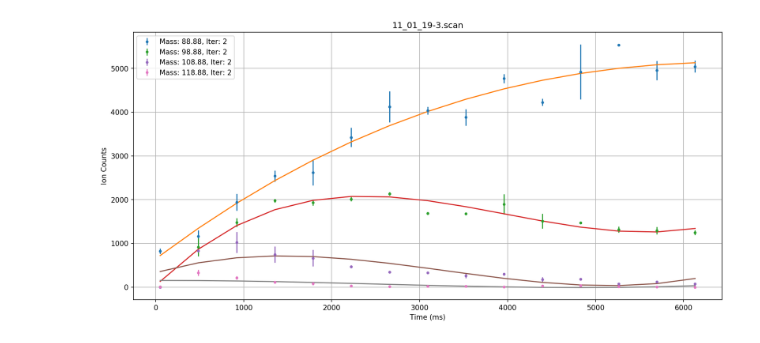
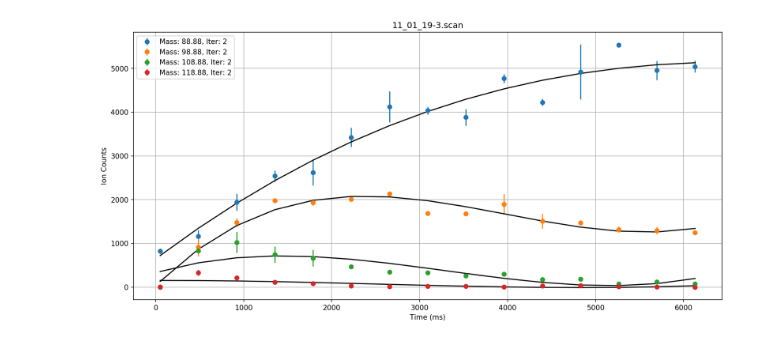
Before and after one commit to aravindhnivas/FELion-Spectrum-Analyser, a Jupyter notebook: testing/errorBar.ipynb, the cells around one changed output. Cells and saved outputs as stored; diff of their text form; code cells hidden in the pictures.

```diff
--- a/testing/errorBar.ipynb
+++ b/testing/errorBar.ipynb
@@ -143,36 +143,36 @@ if len(error[0])>len(time):
     for i in error:
         del i[-1]
         tmp.append(i)
     error = tmp
 
 plt.figure(figsize=(15, 7), dpi=150)
 j = 0
 deg = 3
 for i in range(no_of_mass):
     if iterations[i]>1:
         x, y = time, d["mass_#{}".format(i)]
         lg = "Mass: "+str(mass_values["mass_sample_{}".format(i)][0][0][0])+", Iter: "+str(iterations[i])
 
-        plt.errorbar(x, y, yerr = error[j], fmt = ".", label = lg)
+        plt.errorbar(x, y, yerr = error[j], fmt = "o", label = lg)
 
         z = np.polyfit(x, y, deg)
         p = np.poly1d(z)
         y_fit = [p(i) for i in x]
 
-        plt.plot(x, y_fit)
+        plt.plot(x, y_fit, "k-")
         j += 1
 
 
 plt.grid(True)
 plt.xlabel("Time (ms)")
 plt.ylabel("Ion Counts")
 plt.legend()
 plt.title(filename)
 plt.savefig(filename+".png")
 plt.show()
 plt.close()
 # %% [output]
-[figure, old version]
+[figure, new version]
 # %%
 x = np.array([0.0, 1.0, 2.0, 3.0,  4.0,  5.0])
 y = np.array([0.0, 0.8, 0.9, 0.1, -0.8, -1.0])
```
Also changed, not shown: parts of 9 cells of this notebook.
